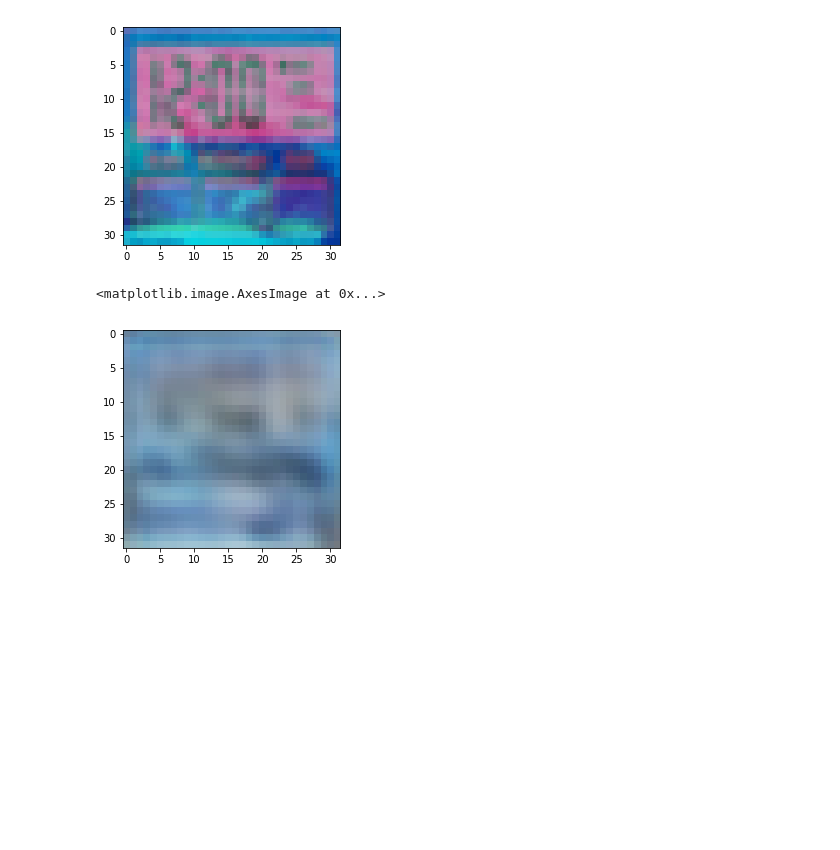
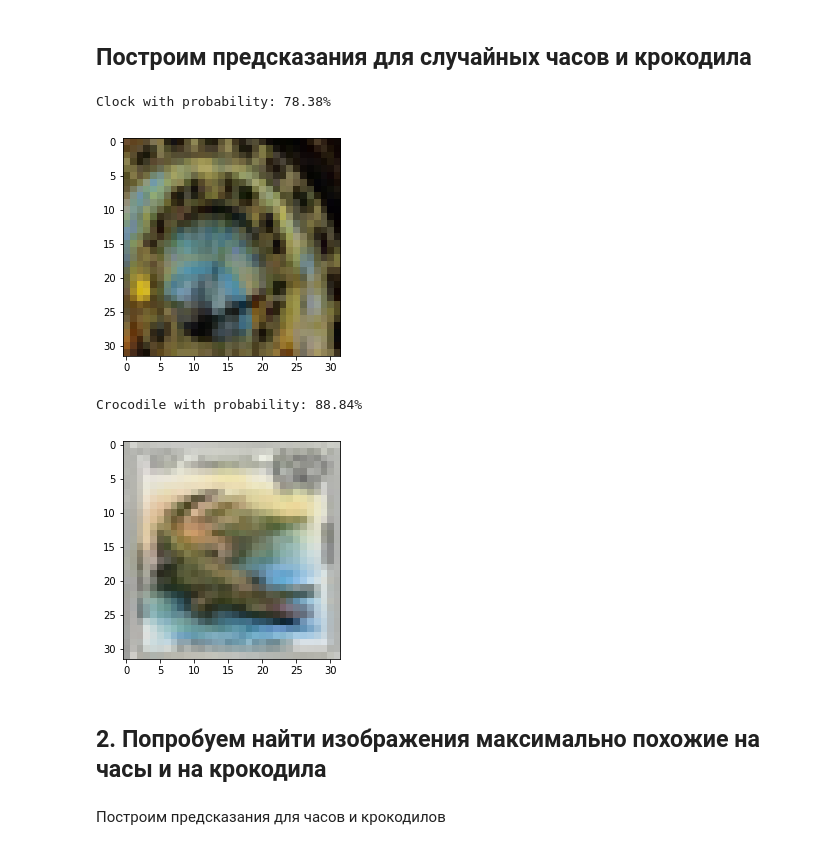
Before and after one commit to Xetd71/samsung-task, a Jupyter notebook: task1/usage.ipynb, the cells around one changed output. Saved outputs shown, nothing was run; the diff lists cells and outputs as text; code cells hidden in the pictures; blank space fills up the shorter version.

```diff
--- a/task1/usage.ipynb
+++ b/task1/usage.ipynb
@@ -342,3 +32,0 @@ plt.imshow(x.reshape(32, 32, 3))
-# %%
-x = decoder.predict(x2)
-plt.imshow(x.reshape(32, 32, 3))
@@ -348,23 +33,35 @@ plt.imshow(x.reshape(32, 32, 3))
-# %%
-img = image.load_img("train/test/clock/20184.png", target_size=(img_height, img_width))
-x_ = image.img_to_array(img)
-x_ /= 255.
-
-
-img = image.load_img("train/test/crocodile/26692.png", target_size=(img_height, img_width))
-x__ = image.img_to_array(img)
-x__ /= 255.
-
-x = x_
-x[::,::,1] = x__[::,::,1]
-x[::,::,2] = (x__[::,::,2] + x_[::,::,2]) / 2
-plt.imshow(x.reshape(32, 32, 3))
-x = np.expand_dims(x, axis=0)
-# %% [output]
-[figure, removed]
-# %%
-x = decoder.predict((x1 + x2) / 2)
-plt.imshow(x.reshape(32, 32, 3))
-# %% [output]
-<matplotlib.image.AxesImage at 0x...>
-[figure, removed]
+# %% [markdown]
+## Построим предсказания для случайных часов и крокодила
+# %%
+clock_images = get_files_list(clock_path)
+crocodile_images = get_files_list(crocodile_path)
+# %%
+def plot_image_and_predict(image_path):
+    img = image.load_img(image_path, target_size=(img_height, img_width))
+    x = image.img_to_array(img)
+    x /= 255
+    x = np.expand_dims(x, axis=0)
+
+    plt.imshow(img)
+
+    prediction = classifier.predict(x)[0,0]
+    print('{} with probability: {:.2f}%'.format(
+        classes[int(prediction < 0.5)],
+        (1 - prediction if prediction < 0.5 else prediction) * 100)
+    )
+# %%
+clock_img = np.random.choice(clock_images, 1)[0]
+plot_image_and_predict(os.path.join(clock_path, clock_img))
+# %% [output]
+Clock with probability: 78.38%
+[figure, added]
+# %%
+crocodile_img = np.random.choice(crocodile_images, 1)[0]
+plot_image_and_predict(os.path.join(crocodile_path, crocodile_img))
+# %% [output]
+Crocodile with probability: 88.84%
+[figure, added]
+# %% [markdown]
+## 2. Попробуем найти изображения максимально похожие на часы и на крокодила
+# %% [markdown]
+Построим предсказания для часов и крокодилов
```
Also changed, not shown: parts of 47 cells of this notebook.
